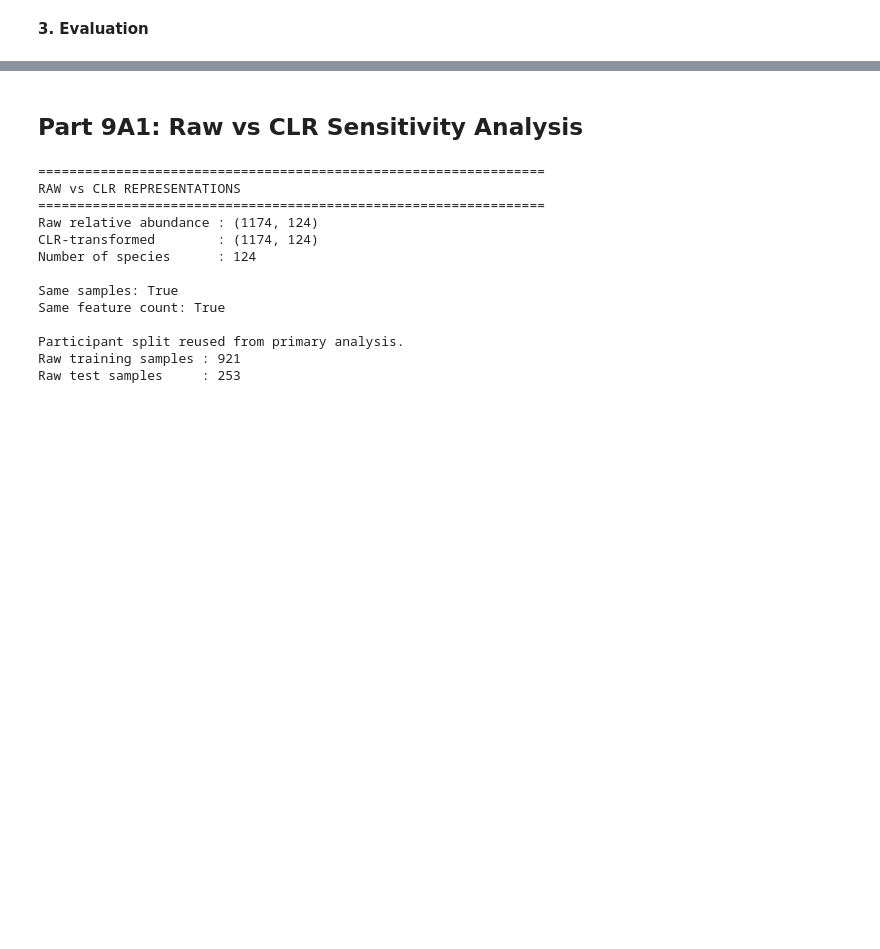
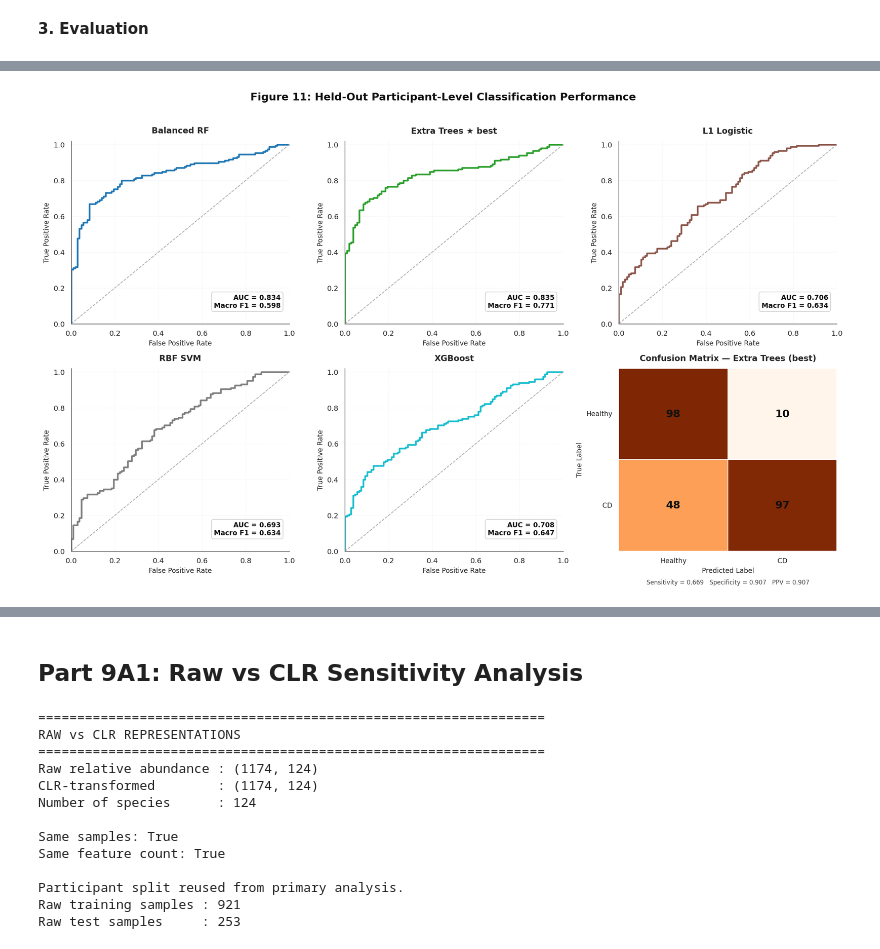
Before and after one commit to Shivadzn/HMP2_IBD_Microbiome_Longitudinal_Analysis, a Jupyter notebook: notebook/HMP2_IBD_Microbiome_Longitudinal_Analysis.ipynb, the cells around one changed output, grey strips where cells are left out. Cells and saved outputs as stored; diff of their text form; code cells hidden in the pictures; blank space fills up the shorter version.

```diff
--- a/notebook/HMP2_IBD_Microbiome_Longitudinal_Analysis.ipynb
+++ b/notebook/HMP2_IBD_Microbiome_Longitudinal_Analysis.ipynb
@@ -4508,0 +3865,67 @@ Primary metric: F1 macro (penalises ignoring either class equally)
+# %%
+# ============================================================
+# Cell 9: Figure 11 — Held-Out Participant-Level ML Evaluation
+# ============================================================
+
+n_models = len(test_results)
+n_cols = min(n_models, 3)
+n_rows = int(np.ceil((n_models + 1) / n_cols))  # +1 slot for confusion matrix
+
+fig, axes = plt.subplots(n_rows, n_cols, figsize=(5 * n_cols, 4.5 * n_rows), facecolor='white')
+axes = np.array(axes).reshape(-1)
+
+fig.suptitle("Figure 11: Held-Out Participant-Level Classification Performance",
+             fontsize=14, fontweight='bold', y=1.02, color='#111111')
+
+model_colors = plt.cm.tab10(np.linspace(0, 1, n_models))
+
+for i, (name, res) in enumerate(test_results.items()):
+    ax = axes[i]
+    fpr, tpr, _ = roc_curve(y_test, res['probability'])
+
+    ax.plot(fpr, tpr, color=model_colors[i], linewidth=2.2)
+    ax.plot([0, 1], [0, 1], linestyle='--', linewidth=1.0, color='#AAAAAA')
+
+    ax.text(0.96, 0.08, f"AUC = {res['auc']:.3f}\nMacro F1 = {res['f1_macro']:.3f}",
+            transform=ax.transAxes, ha='right', va='bottom', fontsize=9, fontweight='bold',
+            color='#111111', bbox=dict(boxstyle='round,pad=0.35', facecolor='white', edgecolor='#CCCCCC'))
+
+    marker = ' ★ best' if name == best_model_name else ''
+    ax.set_title(f"{name}{marker}", fontsize=11, fontweight='bold', pad=10)
+    ax.set_xlabel("False Positive Rate", fontsize=9)
+    ax.set_ylabel("True Positive Rate", fontsize=9)
+    ax.set_xlim(0, 1)
+    ax.set_ylim(0, 1.02)
+    ax.grid(linestyle='--', linewidth=0.5, alpha=0.35, color='#DDDDDD')
+    sns.despine(ax=ax)
+
+ax_cm = axes[n_models]
+best_pred = test_results[best_model_name]['prediction']
+cm = confusion_matrix(y_test, best_pred)
+
+sns.heatmap(cm, annot=True, fmt='d', cmap='Oranges', cbar=False, linewidths=0.8, linecolor='white',
+            xticklabels=['Healthy', 'CD'], yticklabels=['Healthy', 'CD'],
+            annot_kws={'size': 14, 'weight': 'bold', 'color': '#111111'}, ax=ax_cm)
+
+ax_cm.set_title(f"Confusion Matrix — {best_model_name} (best)", fontsize=11, fontweight='bold', pad=10)
+ax_cm.set_xlabel("Predicted Label", fontsize=9)
+ax_cm.set_ylabel("True Label", fontsize=9)
+ax_cm.tick_params(labelsize=9, rotation=0)
+
+tn, fp, fn, tp = cm.ravel()
+sensitivity = tp / (tp + fn) if (tp + fn) else 0
+specificity = tn / (tn + fp) if (tn + fp) else 0
+ppv = tp / (tp + fp) if (tp + fp) else 0
+
+ax_cm.text(0.5, -0.18, f"Sensitivity = {sensitivity:.3f}   Specificity = {specificity:.3f}   PPV = {ppv:.3f}",
+           transform=ax_cm.transAxes, fontsize=8, color='#444444', ha='center')
+
+for j in range(n_models + 1, len(axes)):
+    axes[j].axis('off')
+
+plt.tight_layout()
+plt.savefig('figure11_ml_heldout_roc_confusion.pdf', bbox_inches='tight', dpi=300, facecolor='white')
+plt.savefig('figure11_ml_heldout_roc_confusion.png', bbox_inches='tight', dpi=300, facecolor='white')
+plt.show()
+# %% [output]
+[figure, added]
```
Also changed, not shown: parts of 26 cells of this notebook.
